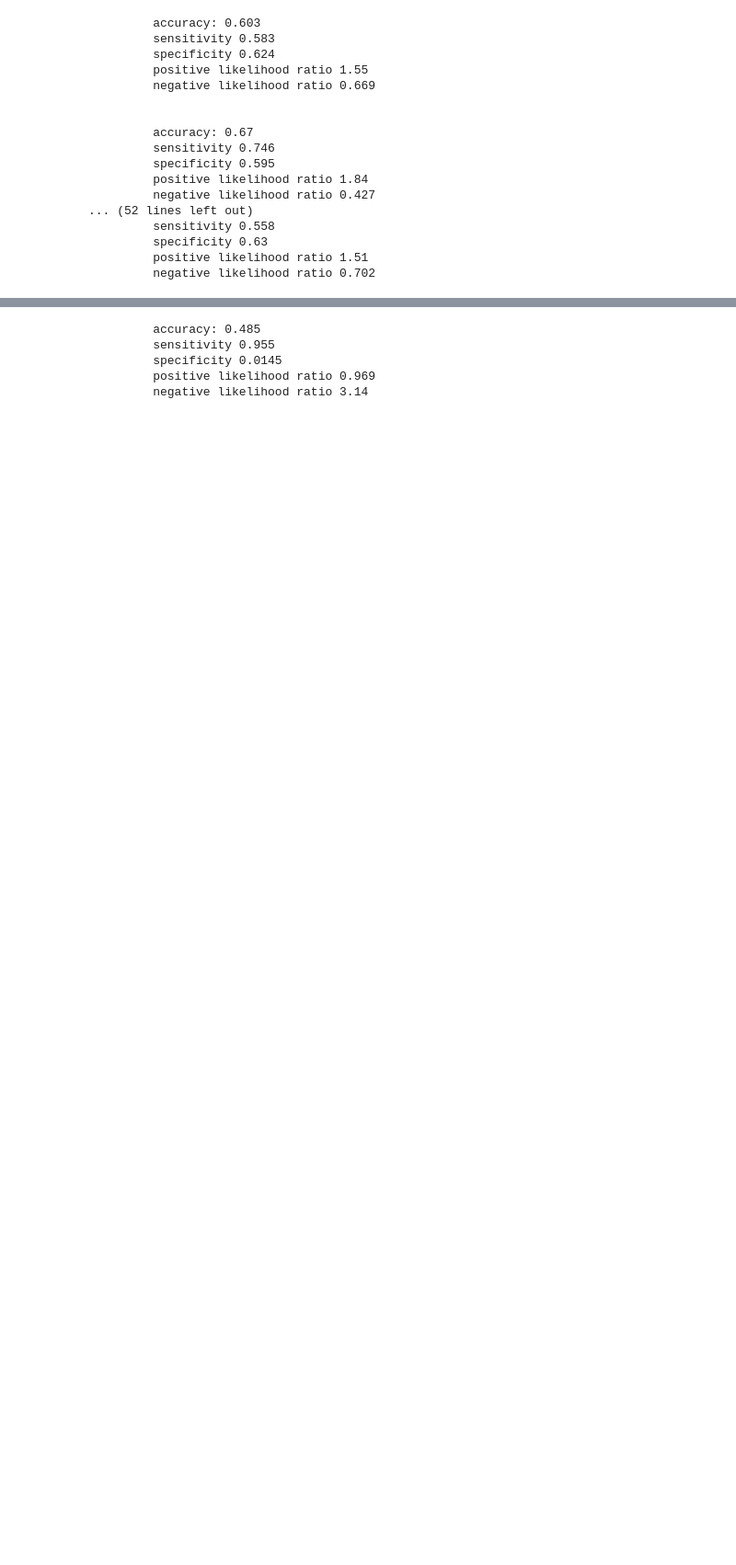
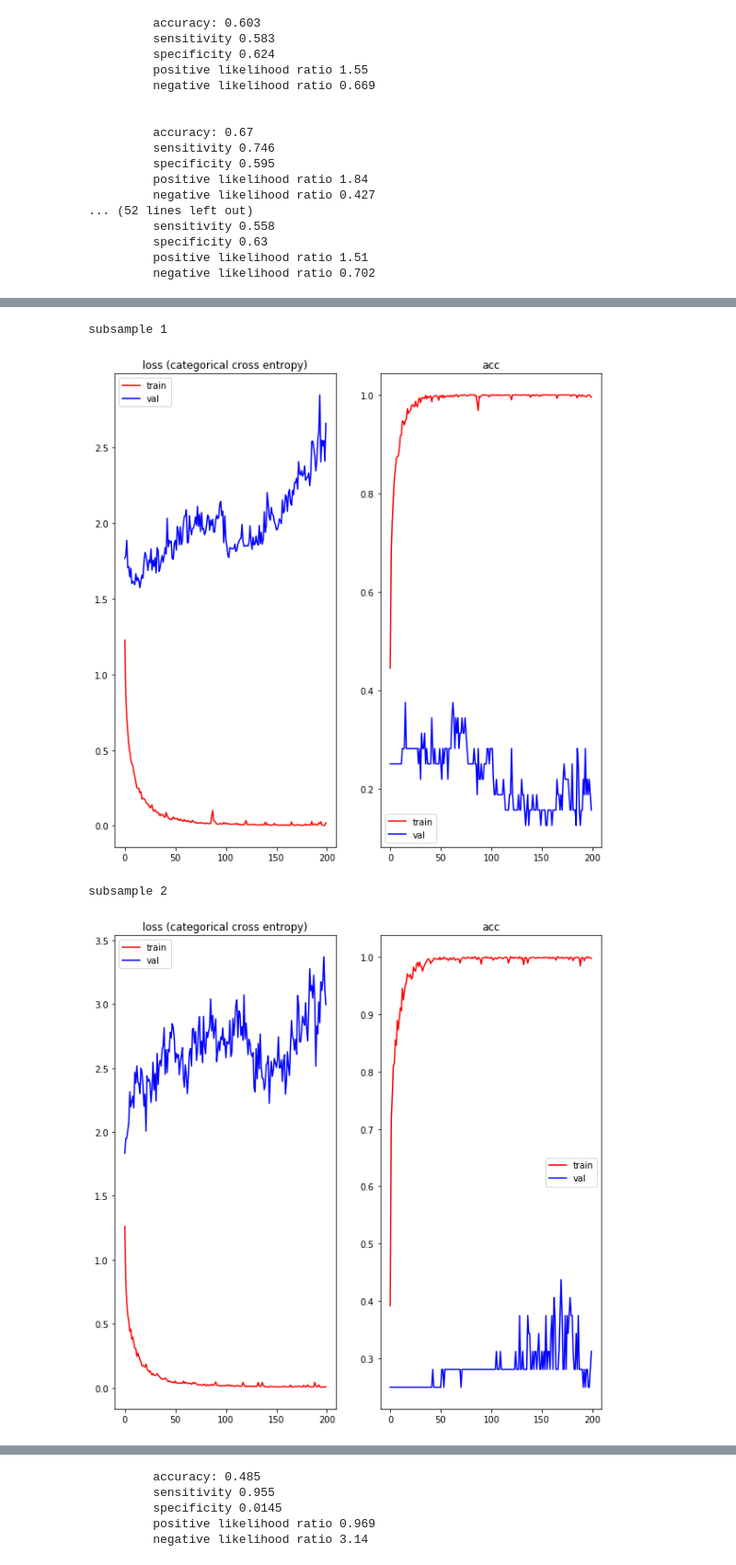
Before and after one commit to amourav/OCT-Image-Classification, a Jupyter notebook: Evaluation/modelVariance/model variance.ipynb, the cells around one changed output, grey strips where cells are left out. Shown at 92% size. Saved outputs shown, nothing was run; the diff lists cells and outputs as text; code cells hidden in the pictures; blank space fills up the shorter version.

```diff
--- a/Evaluation/modelVariance/model variance.ipynb
+++ b/Evaluation/modelVariance/model variance.ipynb
@@ -373,0 +395,8 @@ for i in range(0, 10):
+# %%
+varainceExperimentDirResNet50 = join(projectDir, "..\modelOutput\subsample_ResNet50")
+plotLosses(varainceExperimentDirResNet50, modelName="ResNet50")
+# %% [output]
+subsample 1
+[figure, added]
+subsample 2
+[figure, added]
```
Also changed, not shown: parts of 9 cells of this notebook, 2 other files.
